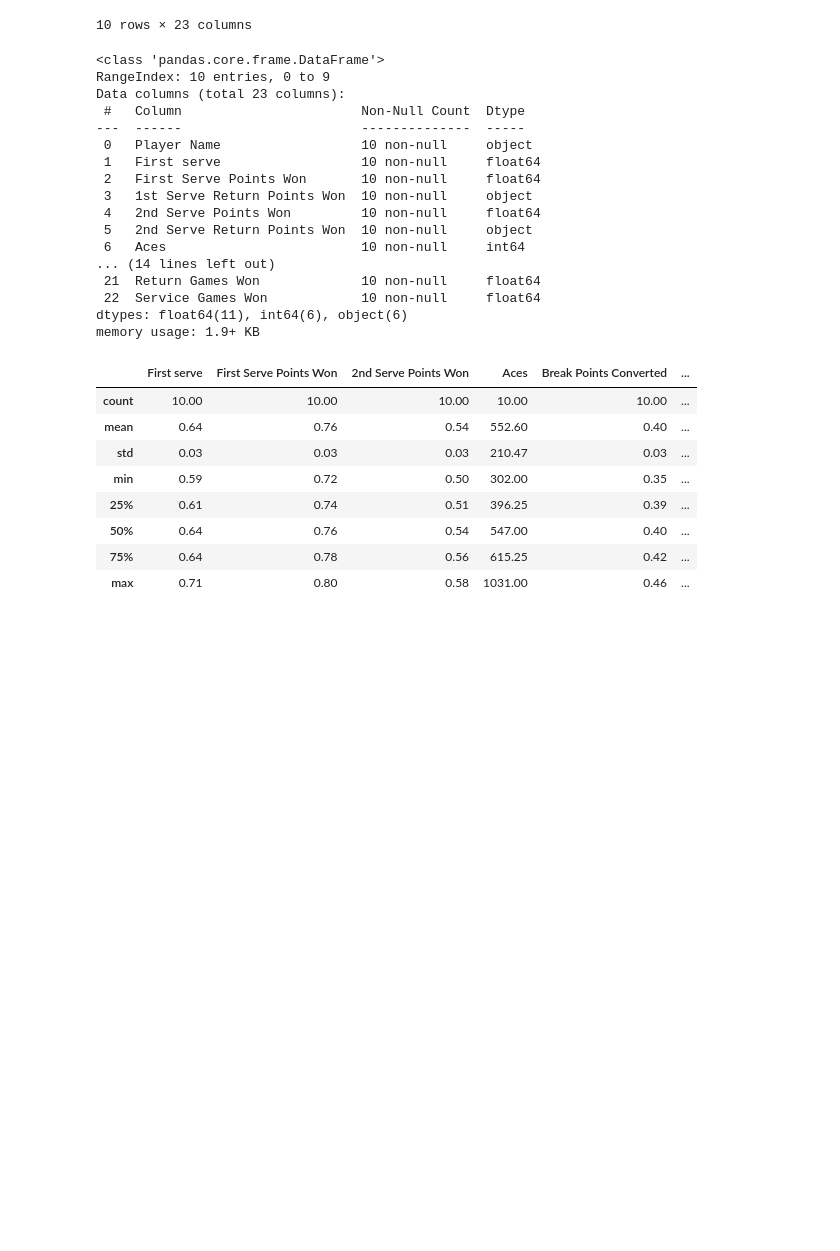
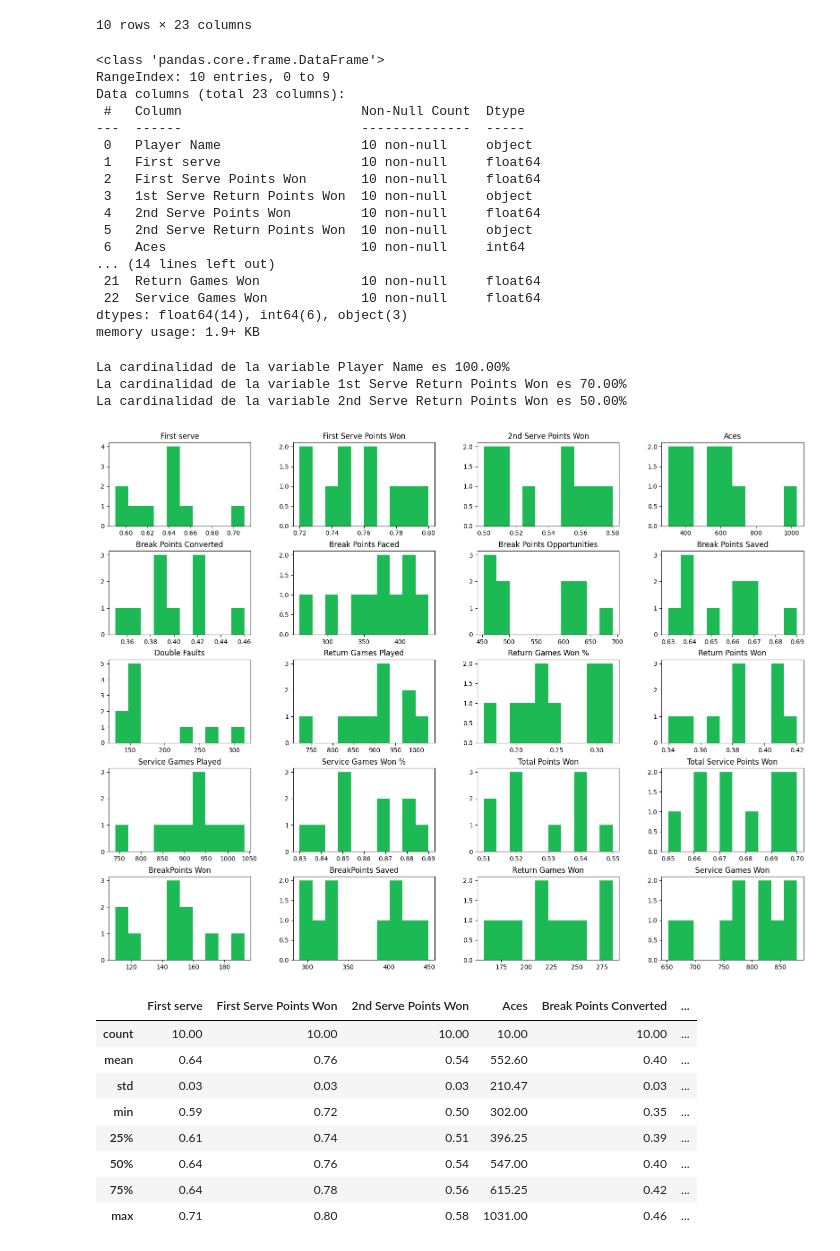
Before and after one commit to jmayordomom/EDA_TennisStadistics, a Jupyter notebook: EDA_JaimeMayordomoMoreno.ipynb, the cells around one changed output. Drawn from its saved outputs; the diff is of its cells as text; code cells hidden in the pictures; blank space fills up the shorter version.

```diff
--- a/EDA_JaimeMayordomoMoreno.ipynb
+++ b/EDA_JaimeMayordomoMoreno.ipynb
@@ -251,13 +249,13 @@ dfStats
 | 8 | Hubert Hurkacz | 0.64 | 0.80 | 27% | 0.51 | ... |
 | 9 | Taylor Fritz | 0.59 | 0.79 | 28% | 0.55 | ... |
 # %%
-# dfStats['Aces'] = dfStats['Aces'].str.replace(",","")
-# dfStats['Aces'] = dfStats['Aces'].astype("int64")
-# dfStats['Break Points Faced'] = dfStats['Break Points Faced'].astype("int64")
-# dfStats['Double Faults'] = dfStats['Double Faults'].astype("int64")
-# dfStats['Break Points Opportunities'] = dfStats['Break Points Opportunities'].astype("int64")
-# dfStats['Service Games Played'] = dfStats['Service Games Played'].str.replace(",","")
-# dfStats['Service Games Played'] = dfStats['Service Games Played'].astype("int64")
+dfStats['Aces'] = dfStats['Aces'].str.replace(",","")
+dfStats['Aces'] = dfStats['Aces'].astype("int64")
+dfStats['Break Points Faced'] = dfStats['Break Points Faced'].astype("int64")
+dfStats['Double Faults'] = dfStats['Double Faults'].astype("int64")
+dfStats['Break Points Opportunities'] = dfStats['Break Points Opportunities'].astype("int64")
+dfStats['Service Games Played'] = dfStats['Service Games Played'].str.replace(",","")
+dfStats['Service Games Played'] = dfStats['Service Games Played'].astype("int64")
 dfStats['Return Games Played'] = dfStats['Return Games Played'].str.replace(",","")
 dfStats['Return Games Played'] = dfStats['Return Games Played'].astype("int64")
 dfStats
@@ -330,8 +308,19 @@ Data columns (total 23 columns):
 ... (14 lines left out)
  21  Return Games Won             10 non-null     float64
  22  Service Games Won            10 non-null     float64
-dtypes: float64(11), int64(6), object(6)
+dtypes: float64(14), int64(6), object(3)
 memory usage: 1.9+ KB
+# %%
+for i in dfStats.select_dtypes(include=object):
+    print(f"La cardinalidad de la variable {i} es {(dfStats[i].nunique()/dfStats.shape[0])*100:.2f}%")
+# %% [output]
+La cardinalidad de la variable Player Name es 100.00%
+La cardinalidad de la variable 1st Serve Return Points Won es 70.00%
+La cardinalidad de la variable 2nd Serve Return Points Won es 50.00%
+# %%
+dfStats.hist(figsize=(20,15),grid=False,color="#1DB954");
+# %% [output]
+[figure, added]
 # %%
 dfStats.describe().round(2)
 # %% [output]
```
Also changed, not shown: parts of 6 cells of this notebook.
